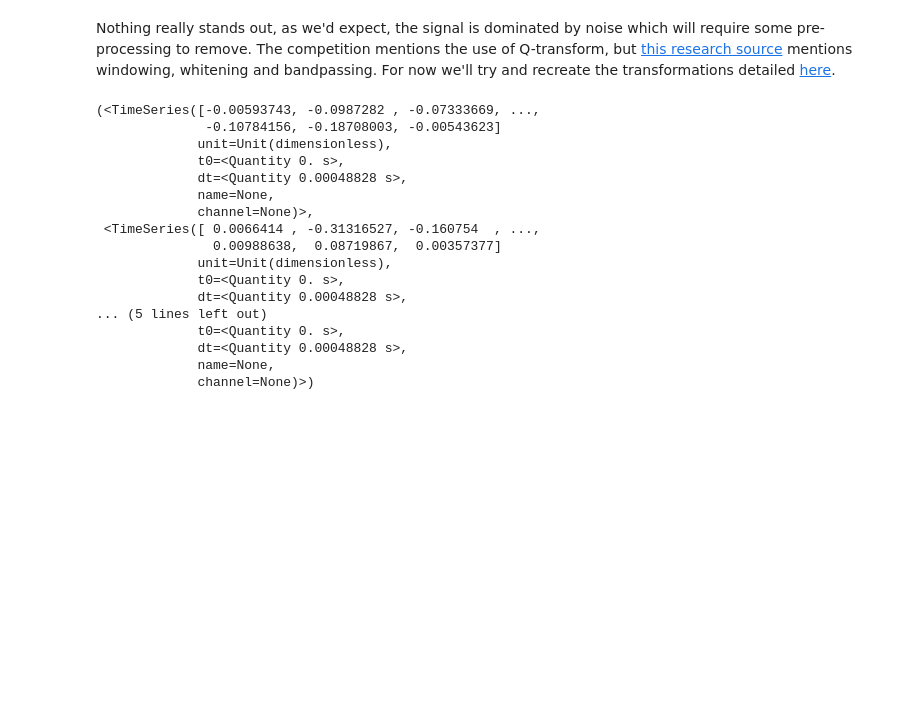
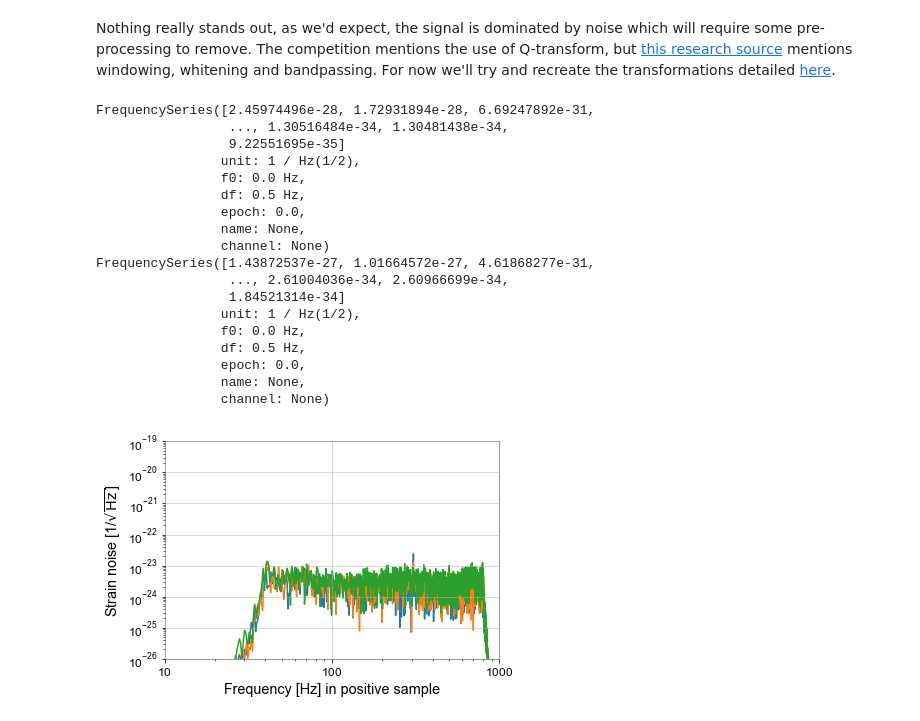
Before and after one commit to PhilippeRoland/kaggle-GW-detect, a Jupyter notebook: G2NET.ipynb, the cells around one changed output. Cells and saved outputs as stored; diff of their text form; code cells hidden in the pictures; blank space fills up the shorter version.

Commit message:
rewriting all plotting logic to take time series as input. Whitening appears to remove all data, why?

```diff
--- a/G2NET.ipynb
+++ b/G2NET.ipynb
@@ -59,3 +59,10 @@ pd.DataFrame(np.load(train_pathnames[0])).rename(index={0: "LIGO H", 1: "LIGO L"
 # %% [markdown]
 #### Visualizing
 Let's look at one negative and one positive together. We'll transpose the dataframes for plotting, and plot both the raw data and its fourier transform (showing the amplitude as a function of frequency)
+# %%
+def read_file_timeseries(pathname):
+    data = np.load(pathname)
+    ts1 = TimeSeries(data[0,:], sample_rate=2048)
+    ts2 = TimeSeries(data[1,:], sample_rate=2048)
+    ts3 = TimeSeries(data[2,:], sample_rate=2048)
+    return ts1, ts2, ts3
@@ -88,21 +86,0 @@ def read_file(fname):
-# %%
-#Calculate ASD (Amplitude Spectral Densities)
-pos1, pos2, pos3 = read_file(train_pathnames[positive_index[0]])
-asd_pos_1 = pos1.asd(fftlength=2)
-asd_pos_2 = pos2.asd(fftlength=2)
-asd_pos_3 = pos3.asd(fftlength=2)
-plot = Plot()
-ax = plot.gca(xscale='log', xlim=(10, 1000), xlabel='Frequency [Hz] in positive sample',
-              yscale='log', ylim=(1e-26, 1e-19),
-              ylabel=r'Strain noise [1/$\sqrt{\mathrm{Hz}}$]')
-lines = ax.plot(asd_pos_1, asd_pos_2, asd_pos_3)
-
-neg1, neg2, neg3 = read_file(train_pathnames[negative_index[0]])
-asd_neg_1 = neg1.asd(fftlength=2)
-asd_neg_2 = neg2.asd(fftlength=2)
-asd_neg_3 = neg3.asd(fftlength=2)
-plot = Plot()
-ax = plot.gca(xscale='log', xlim=(10, 1000), xlabel='Frequency [Hz] in negative sample',
-              yscale='log', ylim=(1e-26, 1e-19),
-              ylabel=r'Strain noise [1/$\sqrt{\mathrm{Hz}}$]')
-lines = ax.plot(asd_neg_1, asd_neg_2, asd_neg_3)
@@ -111,0 +87,11 @@ lines = ax.plot(asd_neg_1, asd_neg_2, asd_neg_3)
+# %%
+def plot_asd(timeseries, sample_names):
+    for ts, sample_name in zip (timeseries, sample_names):
+        asd_1 = ts[0].asd(fftlength=2)
+        asd_2 = ts[1].asd(fftlength=2)
+        asd_3 = ts[2].asd(fftlength=2)
+        plot = Plot()
+        ax = plot.gca(xscale='log', xlim=(10, 1000), xlabel=f'Frequency [Hz] in {sample_name} sample',
+              yscale='log', ylim=(1e-26, 1e-19),
+              ylabel=r'Strain noise [1/$\sqrt{\mathrm{Hz}}$]')
+        lines = ax.plot(asd_1, asd_2, asd_3)
@@ -128,21 +122,26 @@ def whiten_window_and_bandpass(ts1, ts2, ts3):
     return ts1_prepped, ts2_prepped, ts3_prepped
+# %%
+def pre_process(pathname):
+    return whiten_window_and_bandpass(*read_file_timeseries(pathname))
 # %%
-whiten_window_and_bandpass(pos1, pos2, pos3)
+plot_asd([pre_process(train_pathnames[positive_index[0]]), pre_process(train_pathnames[negative_index[0]])], ["positive", "negative"])
 # %% [output]
-(<TimeSeries([-0.00593743, -0.0987282 , -0.07333669, ...,
-              -0.10784156, -0.18708003, -0.00543623]
-             unit=Unit(dimensionless),
-             t0=<Quantity 0. s>,
-             dt=<Quantity 0.00048828 s>,
-             name=None,
-             channel=None)>,
- <TimeSeries([ 0.0066414 , -0.31316527, -0.160754  , ...,
-               0.00988638,  0.08719867,  0.00357377]
-             unit=Unit(dimensionless),
-             t0=<Quantity 0. s>,
-             dt=<Quantity 0.00048828 s>,
-... (5 lines left out)
-             t0=<Quantity 0. s>,
-             dt=<Quantity 0.00048828 s>,
-             name=None,
-             channel=None)>)
+FrequencySeries([2.45974496e-28, 1.72931894e-28, 6.69247892e-31,
+                 ..., 1.30516484e-34, 1.30481438e-34,
+                 9.22551695e-35]
+                unit: 1 / Hz(1/2),
+                f0: 0.0 Hz,
+                df: 0.5 Hz,
+                epoch: 0.0,
+                name: None,
+                channel: None)
+FrequencySeries([1.43872537e-27, 1.01664572e-27, 4.61868277e-31,
+                 ..., 2.61004036e-34, 2.60966699e-34,
+                 1.84521314e-34]
+                unit: 1 / Hz(1/2),
+                f0: 0.0 Hz,
+                df: 0.5 Hz,
+                epoch: 0.0,
+                name: None,
+                channel: None)
+[figure, added]
```
Also changed, not shown: parts of 9 cells of this notebook.
